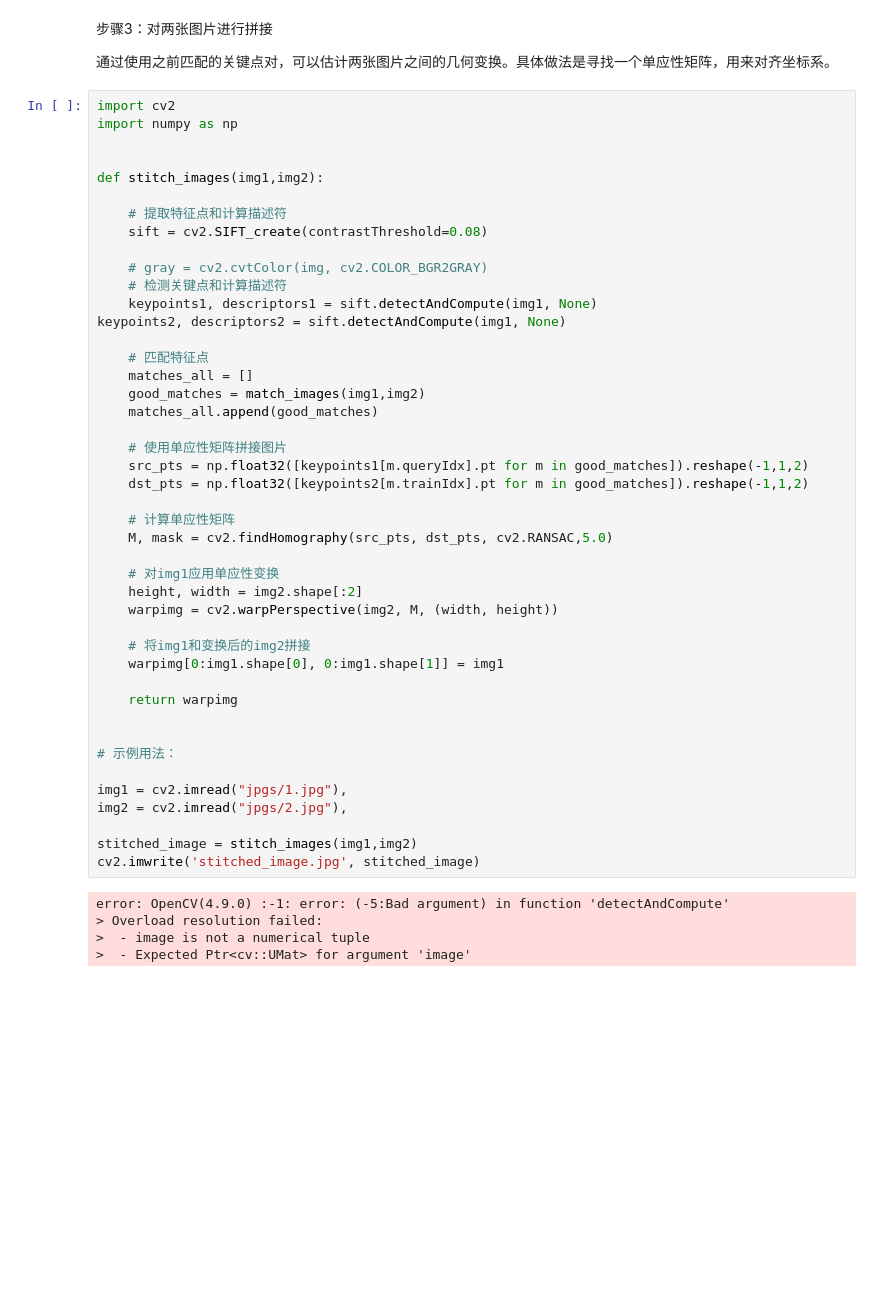
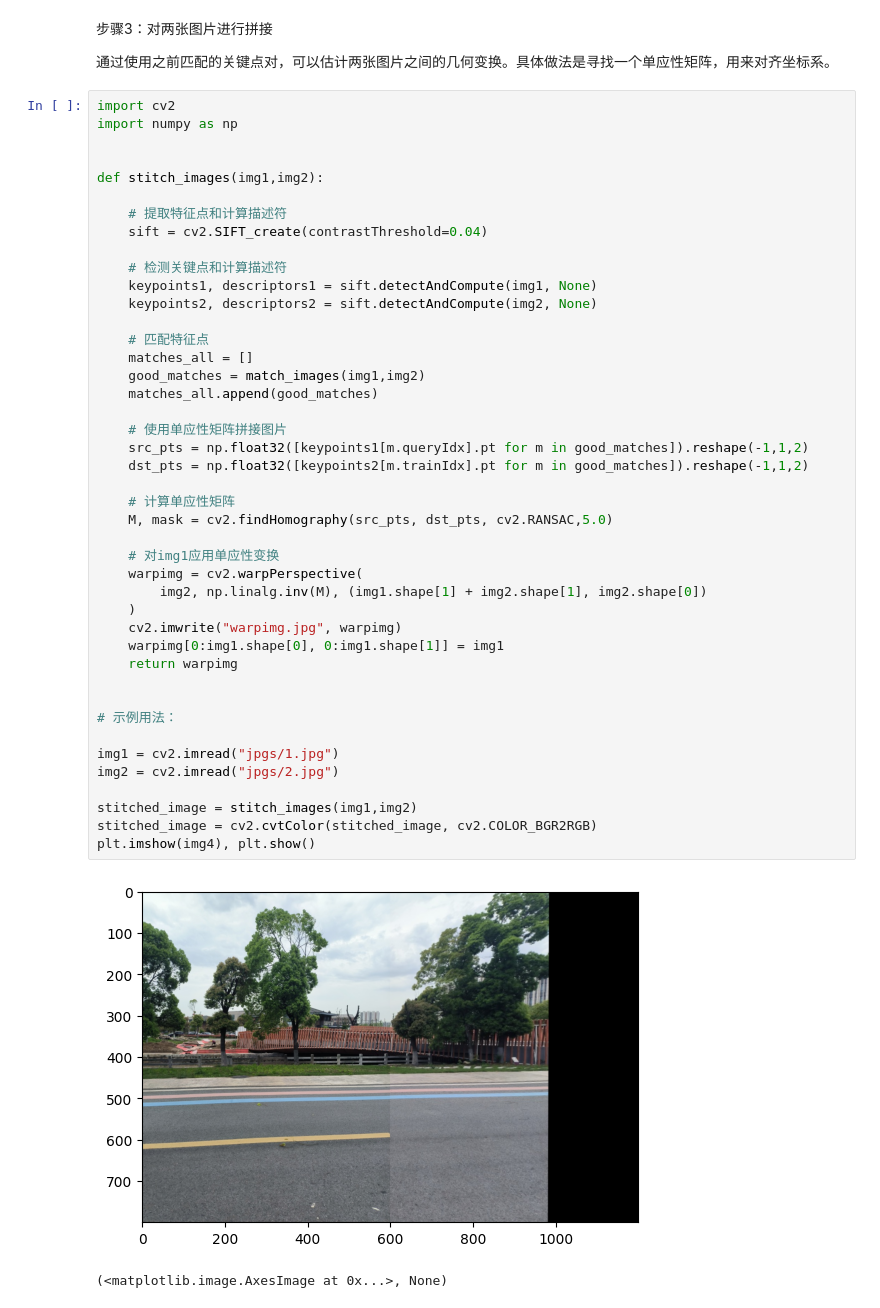
Before and after one commit to lengfeng-bot/vision_class, a Jupyter notebook: 计算机视觉实践-练习1/作业1.ipynb, the cells around one changed output. Saved outputs shown, nothing was run; the diff lists cells and outputs as text; blank space fills up the shorter version.

```diff
--- a/计算机视觉实践-练习1/作业1.ipynb
+++ b/计算机视觉实践-练习1/作业1.ipynb
@@ -94,45 +96,42 @@ import numpy as np
 
 def stitch_images(img1,img2):
 
     # 提取特征点和计算描述符
-    sift = cv2.SIFT_create(contrastThreshold=0.08)
+    sift = cv2.SIFT_create(contrastThreshold=0.04)
 
-    # gray = cv2.cvtColor(img, cv2.COLOR_BGR2GRAY)
     # 检测关键点和计算描述符
     keypoints1, descriptors1 = sift.detectAndCompute(img1, None)
-keypoints2, descriptors2 = sift.detectAndCompute(img1, None)
+    keypoints2, descriptors2 = sift.detectAndCompute(img2, None)
 
     # 匹配特征点
     matches_all = []
     good_matches = match_images(img1,img2)
     matches_all.append(good_matches)
 
     # 使用单应性矩阵拼接图片
     src_pts = np.float32([keypoints1[m.queryIdx].pt for m in good_matches]).reshape(-1,1,2)
     dst_pts = np.float32([keypoints2[m.trainIdx].pt for m in good_matches]).reshape(-1,1,2)
 
     # 计算单应性矩阵
     M, mask = cv2.findHomography(src_pts, dst_pts, cv2.RANSAC,5.0)
 
     # 对img1应用单应性变换
-    height, width = img2.shape[:2]
-    warpimg = cv2.warpPerspective(img2, M, (width, height))
-
-    # 将img1和变换后的img2拼接
+    warpimg = cv2.warpPerspective(
+        img2, np.linalg.inv(M), (img1.shape[1] + img2.shape[1], img2.shape[0])
+    )
+    cv2.imwrite("warpimg.jpg", warpimg)
     warpimg[0:img1.shape[0], 0:img1.shape[1]] = img1
-
     return warpimg
 
 
 # 示例用法：
 
-img1 = cv2.imread("jpgs/1.jpg"),
-img2 = cv2.imread("jpgs/2.jpg"),
+img1 = cv2.imread("jpgs/1.jpg")
+img2 = cv2.imread("jpgs/2.jpg")
 
 stitched_image = stitch_images(img1,img2)
-cv2.imwrite('stitched_image.jpg', stitched_image)
+stitched_image = cv2.cvtColor(stitched_image, cv2.COLOR_BGR2RGB)
+plt.imshow(img4), plt.show()
 # %% [output]
+[figure, added]
-error: OpenCV(4.9.0) :-1: error: (-5:Bad argument) in function 'detectAndCompute'
-> Overload resolution failed:
->  - image is not a numerical tuple
->  - Expected Ptr<cv::UMat> for argument 'image'
+(<matplotlib.image.AxesImage at 0x...>, None)
```
Also changed, not shown: parts of 3 cells of this notebook.
